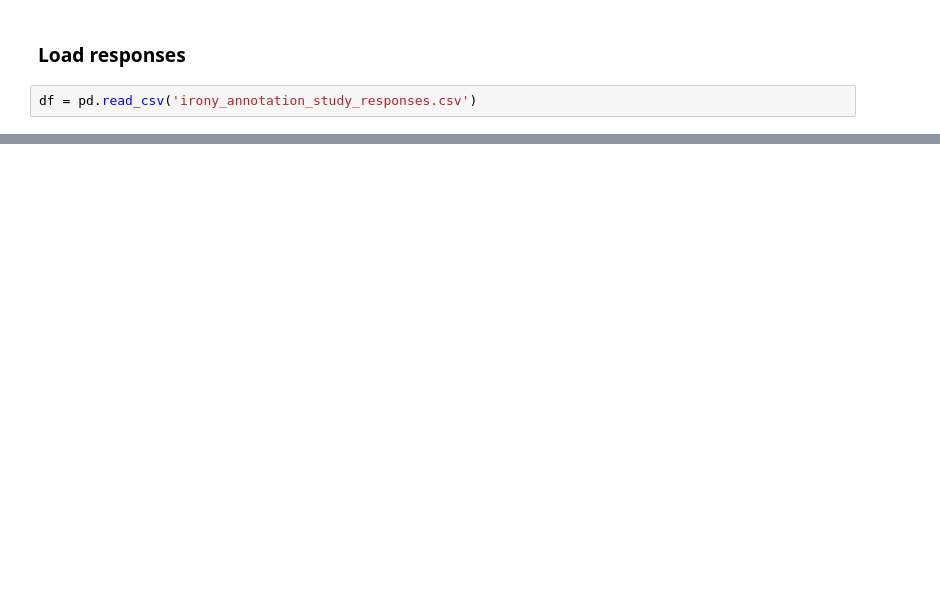
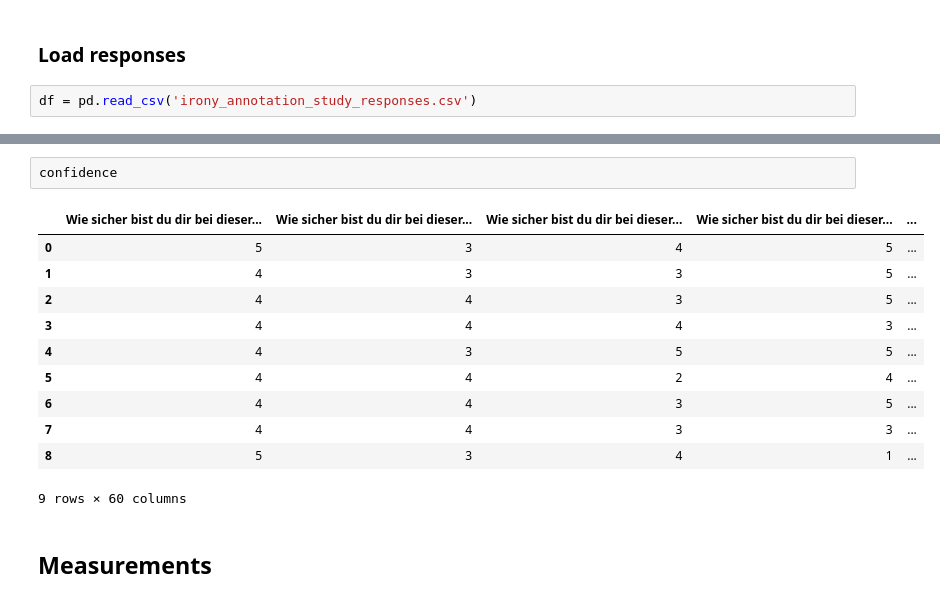
Before and after one commit to sevenbanisch/KIT-KI-Seminar, a Jupyter notebook: irony-llm/compare_results.ipynb, the cells around one changed output, grey strips where cells are left out. Saved outputs shown, nothing was run; the diff lists cells and outputs as text; blank space fills up the shorter version.

```diff
--- a/irony-llm/compare_results.ipynb
+++ b/irony-llm/compare_results.ipynb
@@ -14,0 +77,16 @@ df[:1]
+# %%
+confidence
+# %% [output]
+|  | Wie sicher bist du dir bei dieser... | Wie sicher bist du dir bei dieser... | Wie sicher bist du dir bei dieser... | Wie sicher bist du dir bei dieser... | ... |
+| 0 | 5 | 3 | 4 | 5 | ... |
+| 1 | 4 | 3 | 3 | 5 | ... |
+| 2 | 4 | 4 | 3 | 5 | ... |
+| 3 | 4 | 4 | 4 | 3 | ... |
+| 4 | 4 | 3 | 5 | 5 | ... |
+| 5 | 4 | 4 | 2 | 4 | ... |
+| 6 | 4 | 4 | 3 | 5 | ... |
+| 7 | 4 | 4 | 3 | 3 | ... |
+| 8 | 5 | 3 | 4 | 1 | ... |
+9 rows × 60 columns
+# %% [markdown]
+## Measurements
```
Also changed, not shown: parts of 13 cells of this notebook.
